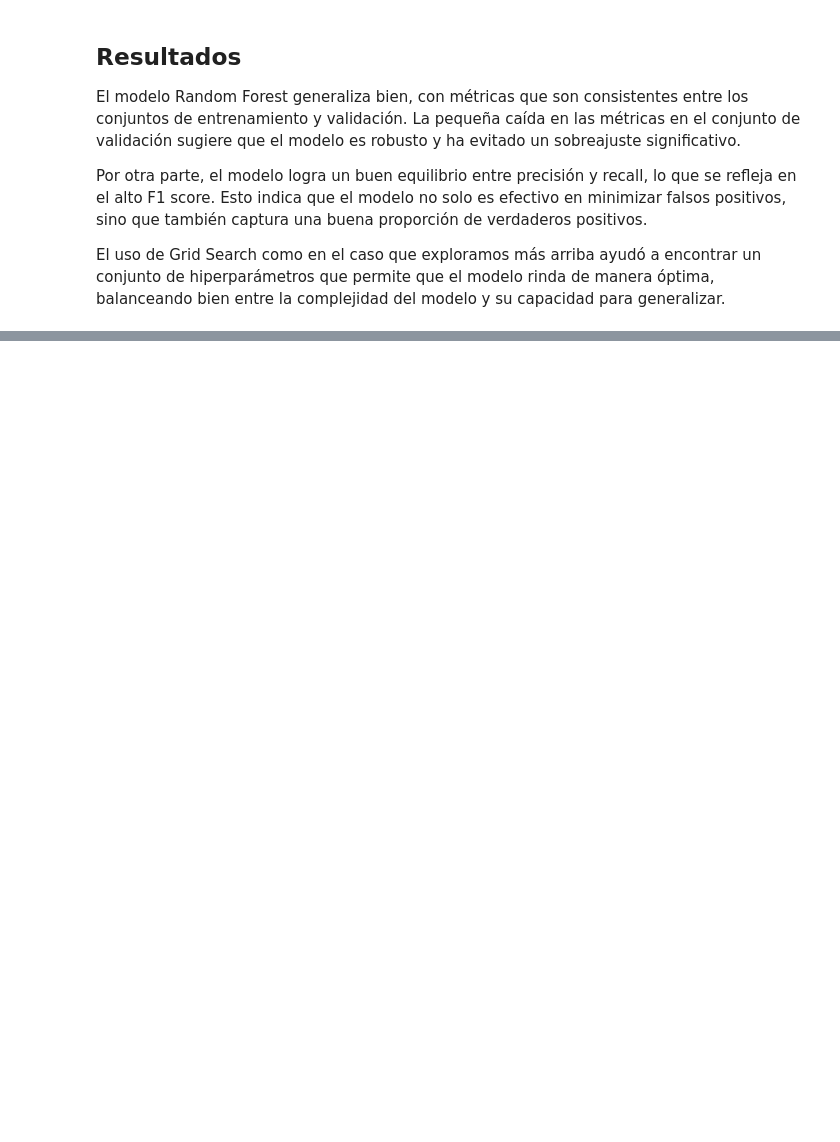
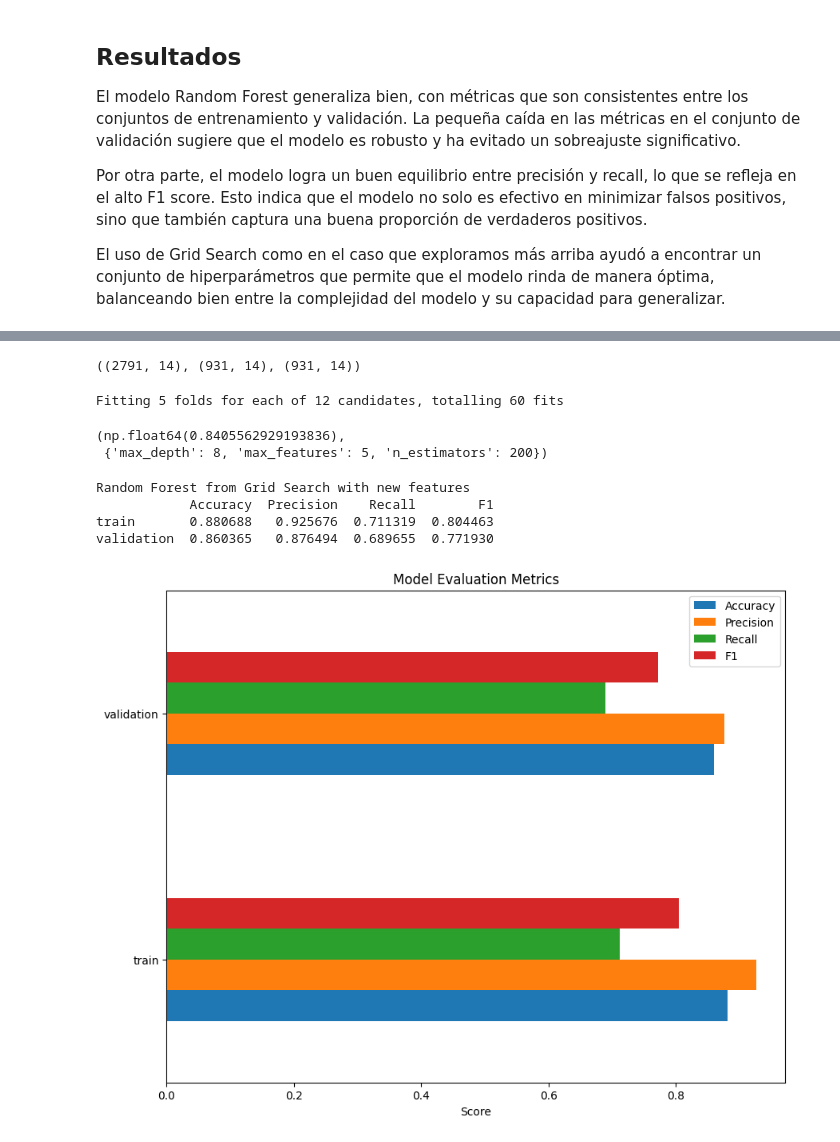
Before and after one commit to JuanAira/tp-machine-learning-employee, a Jupyter notebook: tp1_ML.ipynb, the cells around one changed output, grey strips where cells are left out. Saved outputs shown, nothing was run; the diff lists cells and outputs as text; code cells hidden in the pictures; blank space fills up the shorter version.

```diff
--- a/tp1_ML.ipynb
+++ b/tp1_ML.ipynb
@@ -617,7 +768,18 @@ MAPPER = DataFrameMapper([
 ])
 # %%
 # 60% train, 20% test, 20% validation
-train, not_train = train_test_split(df_employee, test_size=0.4, random_state=42)
-validation, test = train_test_split(not_train, test_size=0.5, random_state=42)
 
-train.shape, validation.shape, test.shape
+
+def buildDatasets(df_employee=df_employee, test_size=0.4, val_size=0.5, random_state=RANDOM_STATE):
+    global train, validation, test
+
+    # Dividir en entrenamiento y el resto
+    train, not_train = train_test_split(df_employee, test_size=test_size, random_state=random_state)
+
+    # Dividir el resto en validación y prueba
+    validation, test = train_test_split(not_train, test_size=val_size, random_state=random_state)
+
+    # Retornar las formas de los datasets
+    return train.shape, validation.shape, test.shape
+
+buildDatasets()
@@ -832,0 +1081,32 @@ df_employee.head()
+# %%
+buildDatasets()
+# %% [output]
+((2791, 14), (931, 14), (931, 14))
+# %%
+parameters = {'n_estimators': [100, 200],
+              'max_depth':[3, 5, 8],
+              'max_features': [2, 5]}
+
+forest_model = RandomForestClassifier(random_state=RANDOM_STATE)
+clf = GridSearchCV(forest_model, parameters, refit=True, verbose=1)
+
+pipeline_clf_ratio_salary_seniority = Pipeline([
+    ('mapper', MAPPER_NEW_FEATURE),
+    ('classifier', clf),
+])
+
+pipeline_clf_ratio_salary_seniority.fit(train, train.leave_or_not)
+
+clf.best_score_, clf.best_params_
+# %% [output]
+Fitting 5 folds for each of 12 candidates, totalling 60 fits
+(np.float64(0.8405562929193836),
+ {'max_depth': 8, 'max_features': 5, 'n_estimators': 200})
+# %%
+evaluate_model(pipeline_clf, title='Random Forest from Grid Search with new features')
+# %% [output]
+Random Forest from Grid Search with new features
+            Accuracy  Precision    Recall        F1
+train       0.880688   0.925676  0.711319  0.804463
+validation  0.860365   0.876494  0.689655  0.771930
+[figure, added]
```
Also changed, not shown: parts of 54 cells of this notebook.
